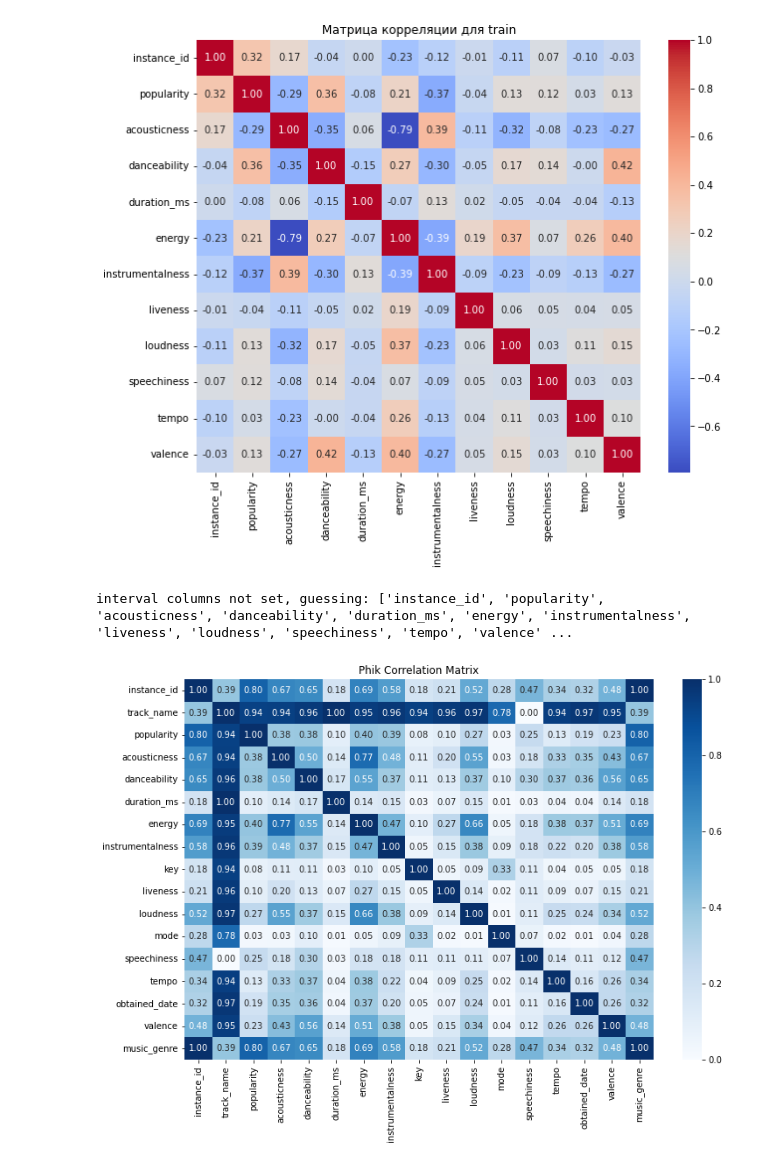
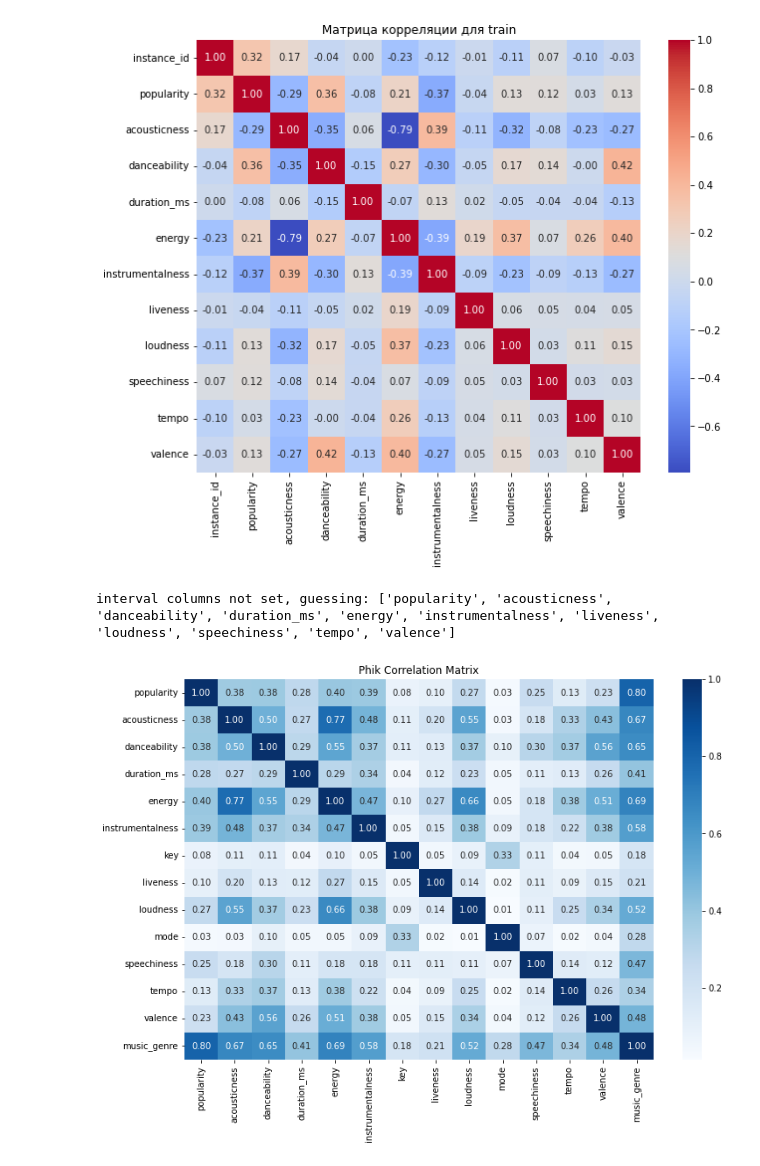
Before and after one commit to EPrutskoy/Kaggle_music_genre_prediction, a Jupyter notebook: music_model_notebook.ipynb, the cells around one changed output. Drawn from its saved outputs; the diff is of its cells as text; code cells hidden in the pictures.

```diff
--- a/music_model_notebook.ipynb
+++ b/music_model_notebook.ipynb
@@ -1144,14 +1136,15 @@ plt.show()
 [figure]
 # %%
 # Расчет матрицы корреляции phik
-phik_matrix = train.phik_matrix()
+phik_matrix = train.drop(['instance_id', 'track_name', 'obtained_date'], axis=1)
+phik_matrix = phik_matrix.phik_matrix()
 
 # Построение тепловой карты
 plt.figure(figsize=(12, 8))
 sns.heatmap(phik_matrix, annot=True, fmt='.2f', cmap='Blues')
 plt.title('Phik Correlation Matrix')
 plt.show()
 # %% [output]
-interval columns not set, guessing: ['instance_id', 'popularity', 'acousticness', 'danceability', 'duration_ms', 'energy', 'instrumentalness', 'liveness', 'loudness', 'speechiness', 'tempo', 'valence' ...
+interval columns not set, guessing: ['popularity', 'acousticness', 'danceability', 'duration_ms', 'energy', 'instrumentalness', 'liveness', 'loudness', 'speechiness', 'tempo', 'valence']
-[figure, old version]
+[figure, new version]
 # %%
```
Also changed, not shown: parts of 28 cells of this notebook.
